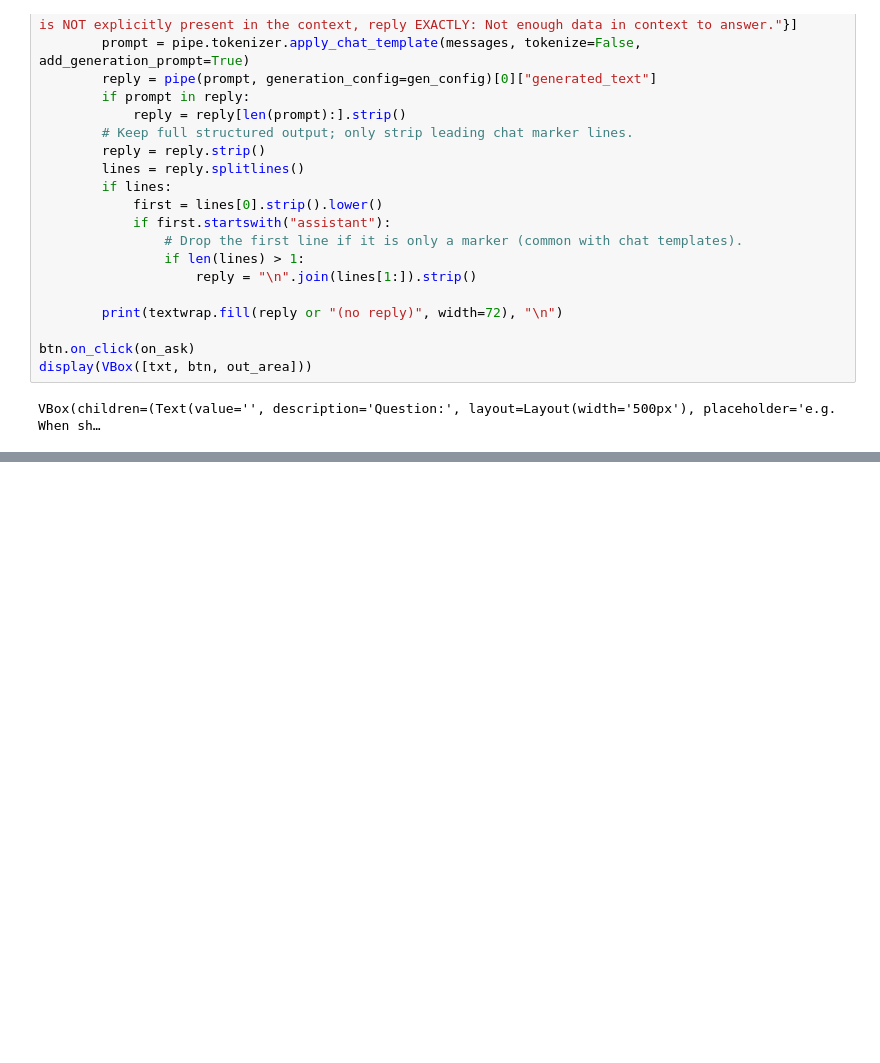
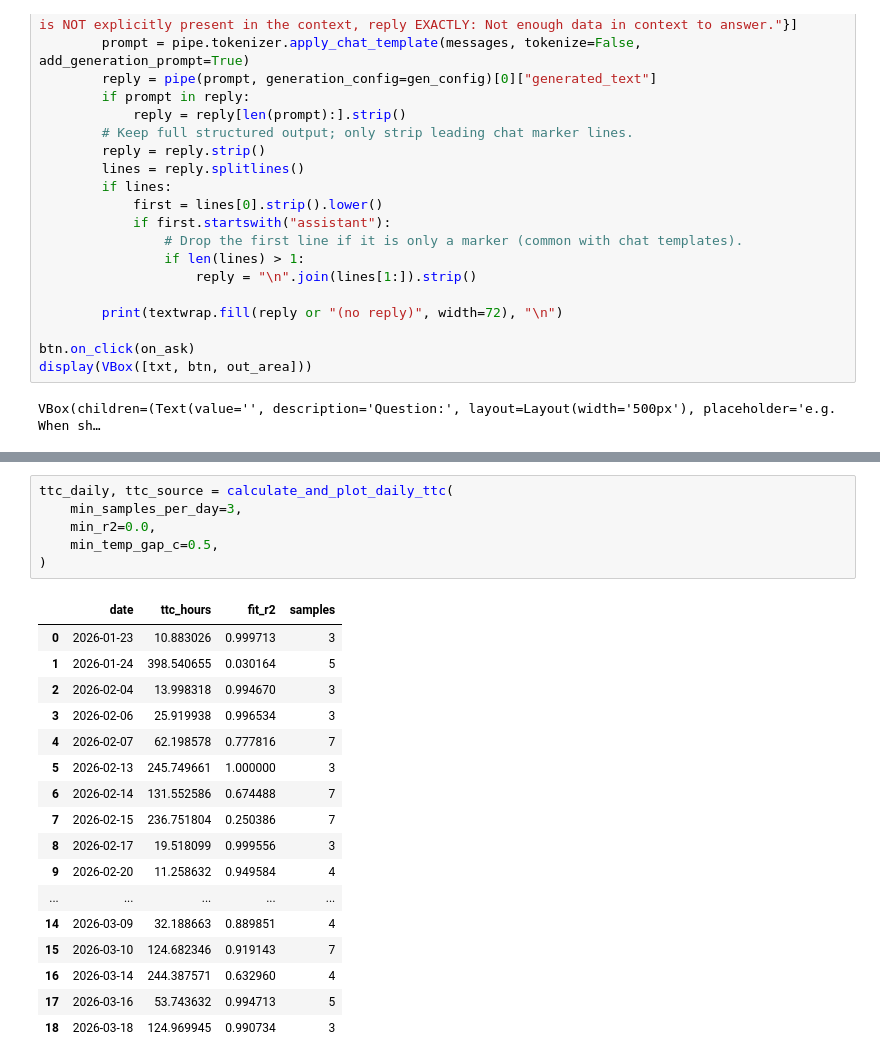
Before and after one commit to itsitish/energy-llm, a Jupyter notebook: notebooks/llm.ipynb, the cells around one changed output, grey strips where cells are left out. Saved outputs shown, nothing was run; the diff lists cells and outputs as text; blank space fills up the shorter version.

```diff
--- a/notebooks/llm.ipynb
+++ b/notebooks/llm.ipynb
@@ -506,0 +638,24 @@ VBox(children=(Text(value='', description='Question:', layout=Layout(width='500p
+# %%
+ttc_daily, ttc_source = calculate_and_plot_daily_ttc(
+    min_samples_per_day=3,
+    min_r2=0.0,
+    min_temp_gap_c=0.5,
+)
+# %% [output]
+|  | date | ttc_hours | fit_r2 | samples |
+| 0 | 2026-01-23 | 10.883026 | 0.999713 | 3 |
+| 1 | 2026-01-24 | 398.540655 | 0.030164 | 5 |
+| 2 | 2026-02-04 | 13.998318 | 0.994670 | 3 |
+| 3 | 2026-02-06 | 25.919938 | 0.996534 | 3 |
+| 4 | 2026-02-07 | 62.198578 | 0.777816 | 7 |
+| 5 | 2026-02-13 | 245.749661 | 1.000000 | 3 |
+| 6 | 2026-02-14 | 131.552586 | 0.674488 | 7 |
+| 7 | 2026-02-15 | 236.751804 | 0.250386 | 7 |
+| 8 | 2026-02-17 | 19.518099 | 0.999556 | 3 |
+| 9 | 2026-02-20 | 11.258632 | 0.949584 | 4 |
+| ... | ... | ... | ... | ... |
+| 14 | 2026-03-09 | 32.188663 | 0.889851 | 4 |
+| 15 | 2026-03-10 | 124.682346 | 0.919143 | 7 |
+| 16 | 2026-03-14 | 244.387571 | 0.632960 | 4 |
+| 17 | 2026-03-16 | 53.743632 | 0.994713 | 5 |
+| 18 | 2026-03-18 | 124.969945 | 0.990734 | 3 |
```
Also changed, not shown: parts of 3 cells of this notebook, 1 other file.
